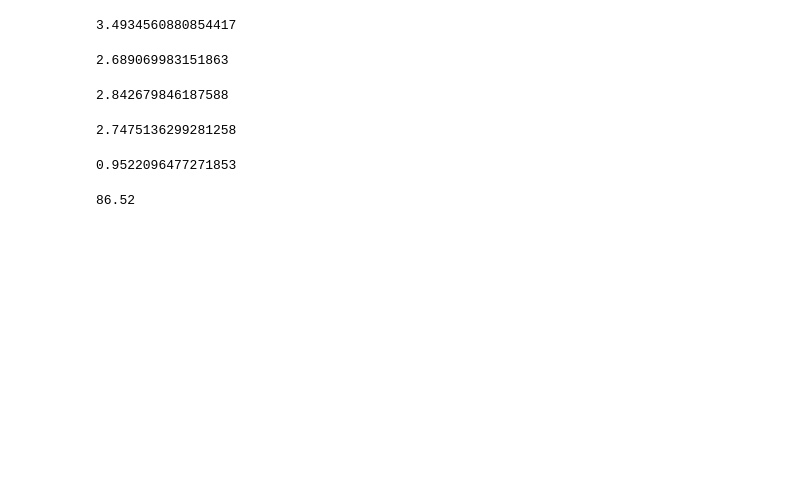
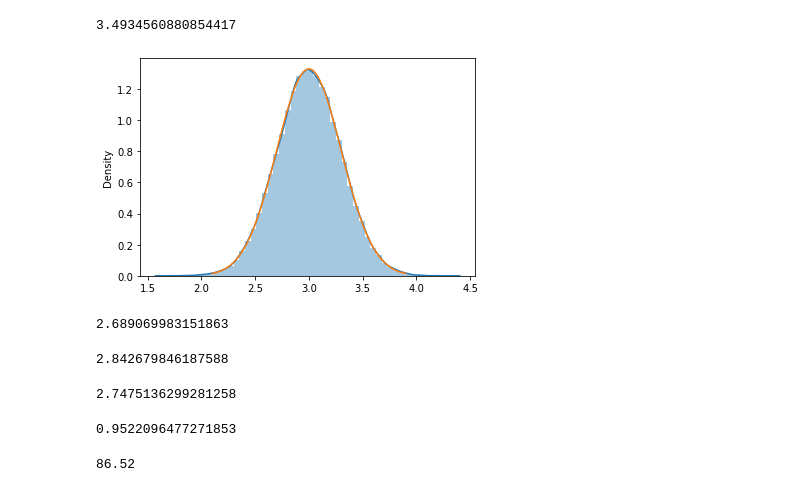
Before and after one commit to Joshua-C-Bryant/statistics-exercises, a Jupyter notebook: probability_distributions.ipynb, the cells around one changed output. Drawn from its saved outputs; the diff is of its cells as text; code cells hidden in the pictures; blank space fills up the shorter version.

```diff
--- a/probability_distributions.ipynb
+++ b/probability_distributions.ipynb
@@ -98,15 +167,38 @@ results
 # What grade point average is required to be in the
 # top 5% of the graduating class?
 
-mean = 3.0
-std = .3
+μ = 3.0
+σ = .3
 
-grades = stats.norm(mean,std)
+grades = stats.norm(μ,σ)
+
+
 
 top_5_percent = grades.ppf(.95)
 top_5_percent
+
+# or stats.norm(mean,sd).isf(.05)
 # %% [output]
 3.4934560880854417
+# %%
+# Simulation
+trials = n = 100_000
+sim = random.normal(μ,σ,n)
+sim = pd.DataFrame(sim)
+
+fig = plt.figure()
+
+obs = sns.distplot(sim)
+
+# Plot the Expected Distribution based on known parameters.
+# Expected
+x = np.linspace(μ - 3*σ, μ + 3*σ, 100)
+y = stats.norm.pdf(x, μ, σ)
+exp = sns.lineplot(x, y)
+exp.tick_params(axis='x')
+exp.tick_params(axis='y')
+# %% [output]
+[figure, added]
 # %%
 # What GPA constitutes the bottom 15% of the class?
 
```
Also changed, not shown: parts of 27 cells of this notebook.
